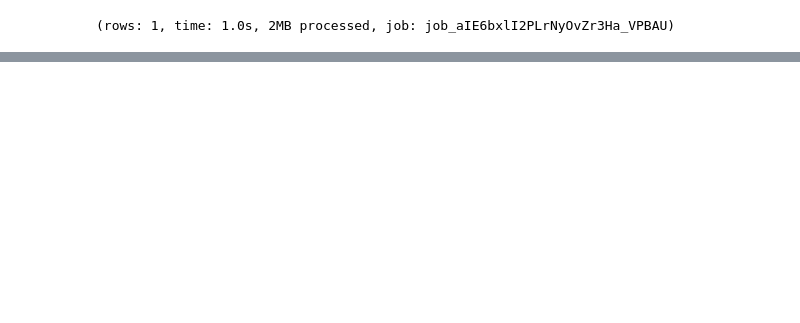
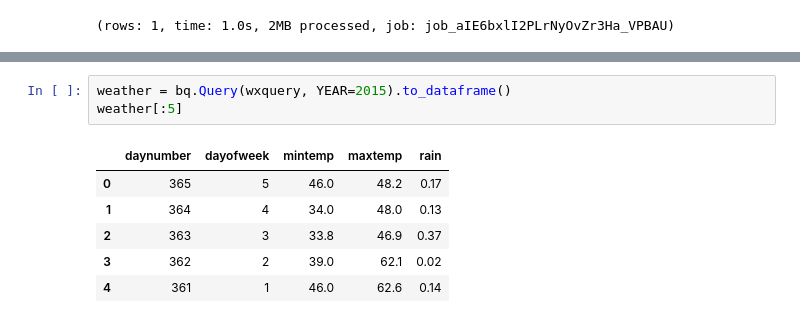
Before and after one commit to SofianeMAZEGHRANE/GPB, a Jupyter notebook: Untitled Notebook.ipynb, the cells around one changed output, grey strips where cells are left out. Drawn from its saved outputs; the diff is of its cells as text; blank space fills up the shorter version.

```diff
--- a/Untitled Notebook.ipynb
+++ b/Untitled Notebook.ipynb
@@ -53,0 +61,10 @@ WHERE state = 'NY' AND wban != '99999' AND name contains 'LA GUARDIA'
+# %%
+weather = bq.Query(wxquery, YEAR=2015).to_dataframe()
+weather[:5]
+# %% [output]
+|  | daynumber | dayofweek | mintemp | maxtemp | rain |
+| 0 | 365 | 5 | 46.0 | 48.2 | 0.17 |
+| 1 | 364 | 4 | 34.0 | 48.0 | 0.13 |
+| 2 | 363 | 3 | 33.8 | 46.9 | 0.37 |
+| 3 | 362 | 2 | 39.0 | 62.1 | 0.02 |
+| 4 | 361 | 1 | 46.0 | 62.6 | 0.14 |
```
Also changed, not shown: parts of 3 cells of this notebook.
